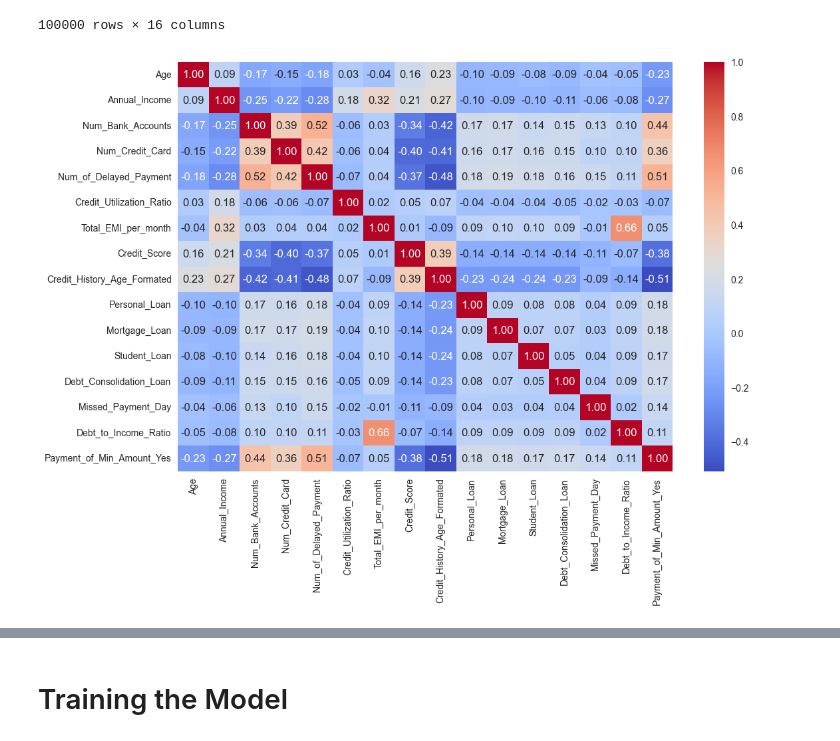
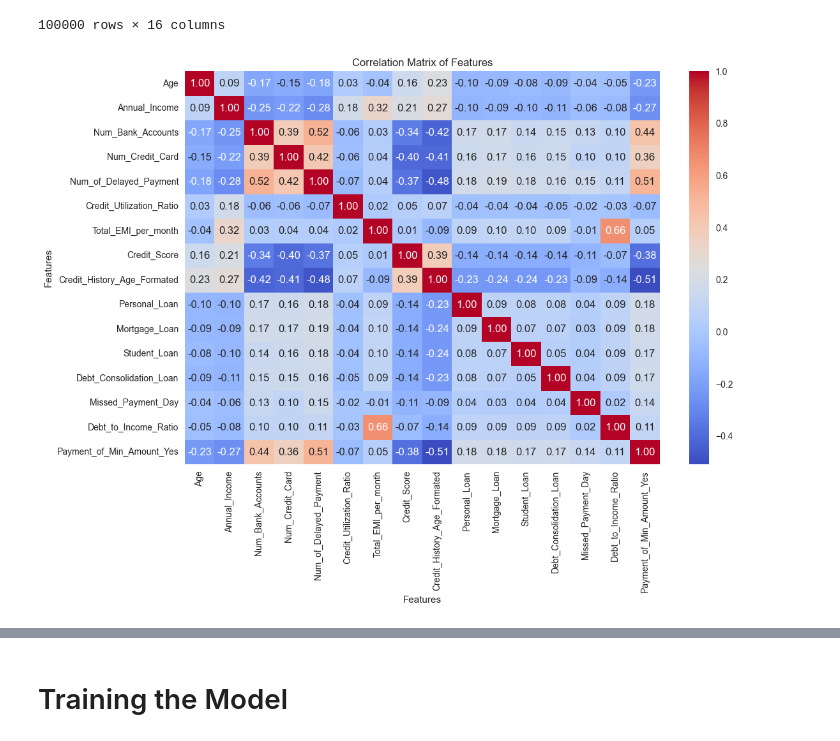
Before and after one commit to EsraKorkmazz/FINANCE-STREAMLIT-APP, a Jupyter notebook: notebooks/3-machine-learning.ipynb, the cells around one changed output, grey strips where cells are left out. Saved outputs shown, nothing was run; the diff lists cells and outputs as text; code cells hidden in the pictures.

```diff
--- a/notebooks/3-machine-learning.ipynb
+++ b/notebooks/3-machine-learning.ipynb
@@ -97,13 +79,16 @@ df
 # %%
 import seaborn as sns
 import matplotlib.pyplot as plt
 
-# Özellikler arasındaki korelasyonu hesaplayın
+# Calculate the correlation between features
 corr_matrix = df.corr()
 
-# Korelasyon matrisi çizimi
+# Plotting the correlation matrix
 plt.figure(figsize=(12, 8))
 sns.heatmap(corr_matrix, annot=True, cmap='coolwarm', fmt=".2f")
+plt.title("Correlation Matrix of Features")
+plt.xlabel("Features")
+plt.ylabel("Features")
 plt.show()
 # %% [output]
-[figure, old version]
+[figure, new version]
```
Also changed, not shown: parts of 18 cells of this notebook, 4 other files.
